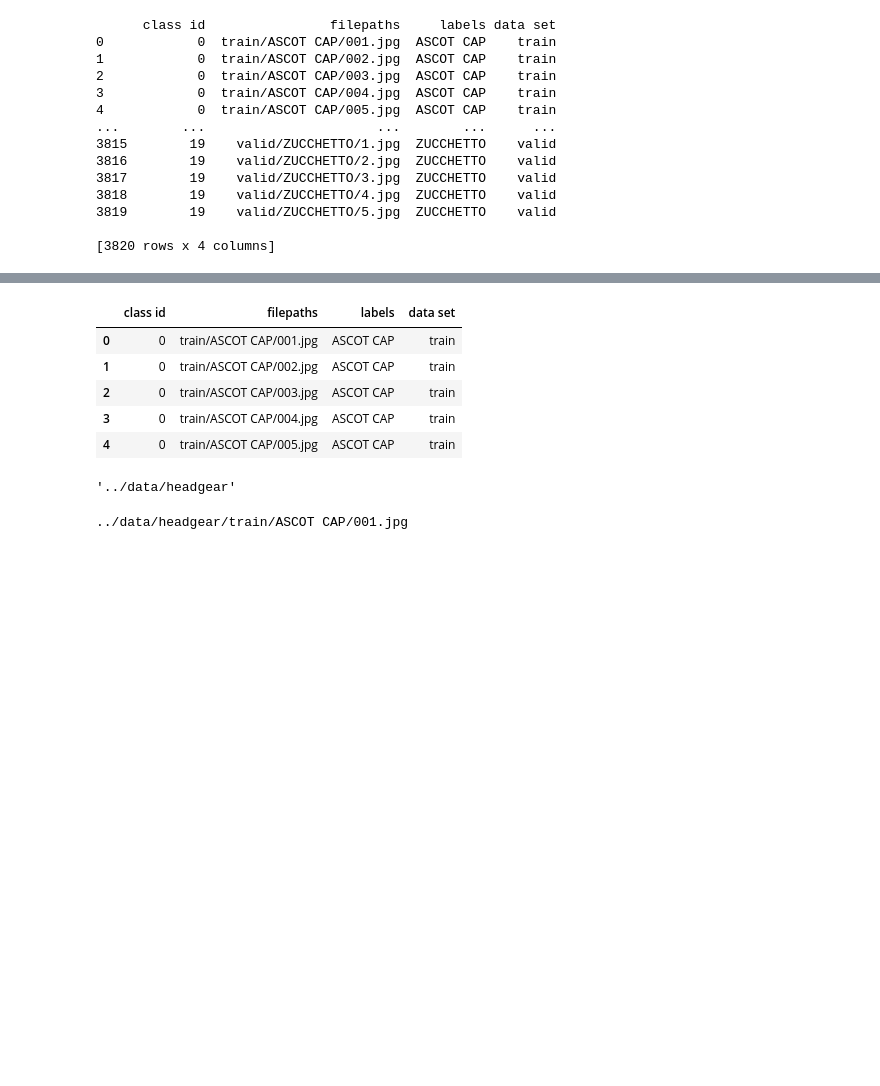
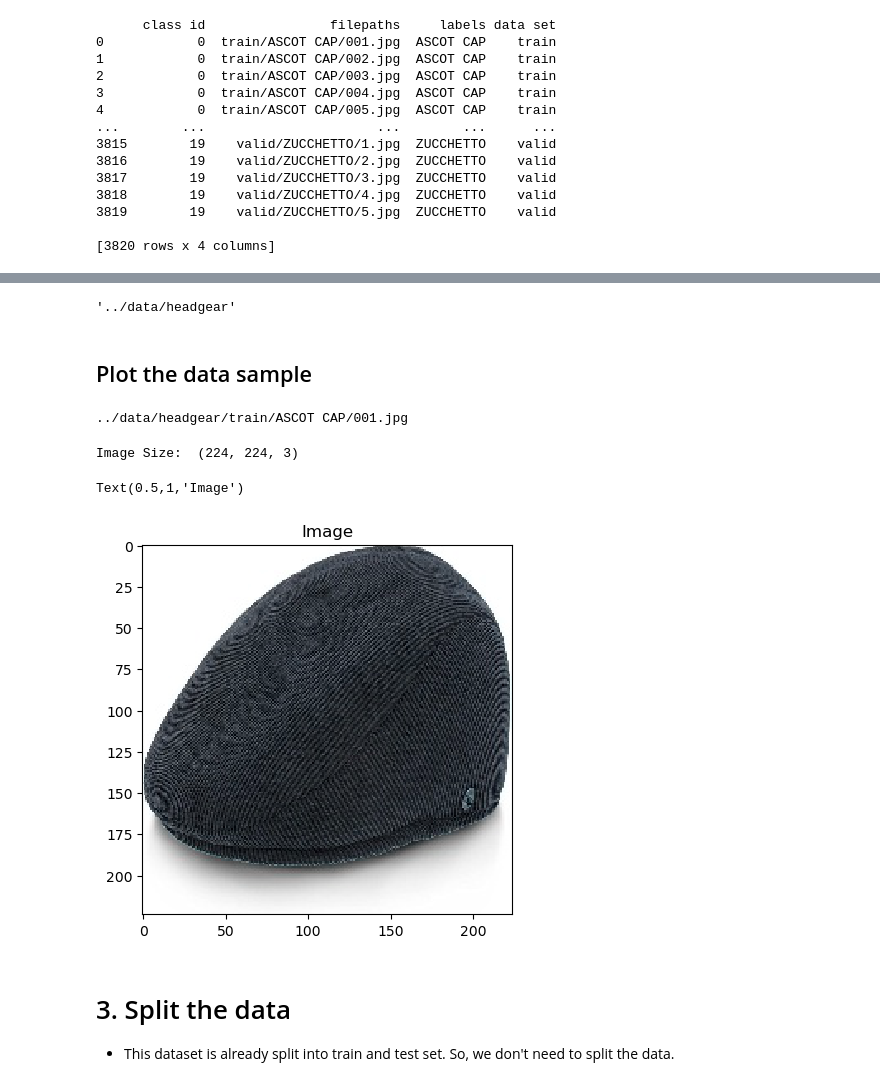
Before and after one commit to Do-sensei/MLCL_2023, a Jupyter notebook: 1_data_analysis/data_analysis_headgear.ipynb, the cells around one changed output, grey strips where cells are left out. Cells and saved outputs as stored; diff of their text form; code cells hidden in the pictures; blank space fills up the shorter version.

```diff
--- a/1_data_analysis/data_analysis_headgear.ipynb
+++ b/1_data_analysis/data_analysis_headgear.ipynb
@@ -55,23 +65,29 @@ valid     100
 Name: data set, dtype: int64
+# %%
+headgear_dir
+# %% [output]
+'../data/headgear'
+# %% [markdown]
+## Plot the data sample
+# %%
+image_path = os.path.join(headgear_dir, headgear_df['filepaths'][0])
+print(image_path)
+# %% [output]
+../data/headgear/train/ASCOT CAP/001.jpg
+# %%
+image = cv2.imread(image_path)
+print('Image Size: ', image.shape)
+
+plt.imshow(image)
+plt.title('Image')
+# %% [output]
+Image Size:  (224, 224, 3)
+Text(0.5,1,'Image')
+[figure, added]
+# %% [markdown]
+# 3. Split the data
+- This dataset is already split into train and test set. So, we don't need to split the data.
 # %%
 train_data_df = headgear_df[headgear_df['data set'] == 'train']
 valid_data_df = headgear_df[headgear_df['data set'] == 'valid']
 test_data_df = headgear_df[headgear_df['data set'] == 'test']
-# %%
-train_data_df.head()
-# %% [output]
-|  | class id | filepaths | labels | data set |
-| 0 | 0 | train/ASCOT CAP/001.jpg | ASCOT CAP | train |
-| 1 | 0 | train/ASCOT CAP/002.jpg | ASCOT CAP | train |
-| 2 | 0 | train/ASCOT CAP/003.jpg | ASCOT CAP | train |
-| 3 | 0 | train/ASCOT CAP/004.jpg | ASCOT CAP | train |
-| 4 | 0 | train/ASCOT CAP/005.jpg | ASCOT CAP | train |
-# %%
-headgear_dir
-# %% [output]
-'../data/headgear'
-# %%
-image_path = os.path.join(headgear_dir, train_data_df['filepaths'][0])
-print(image_path)
-# %% [output]
-../data/headgear/train/ASCOT CAP/001.jpg
```
Also changed, not shown: parts of 10 cells of this notebook, 1 other file.
